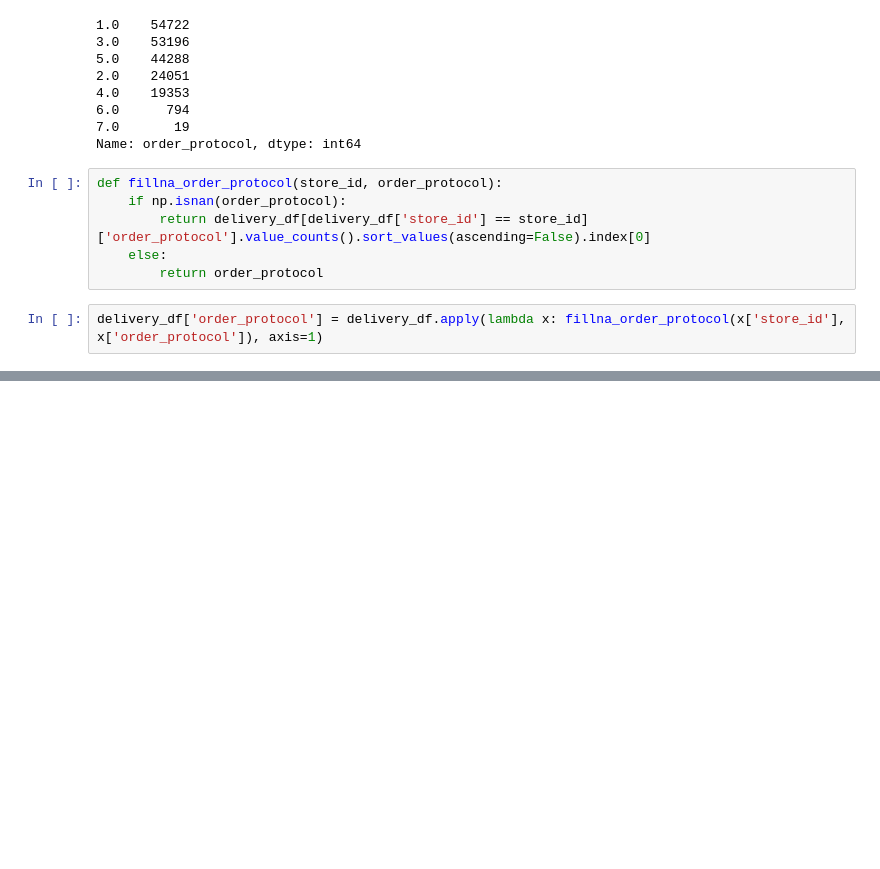
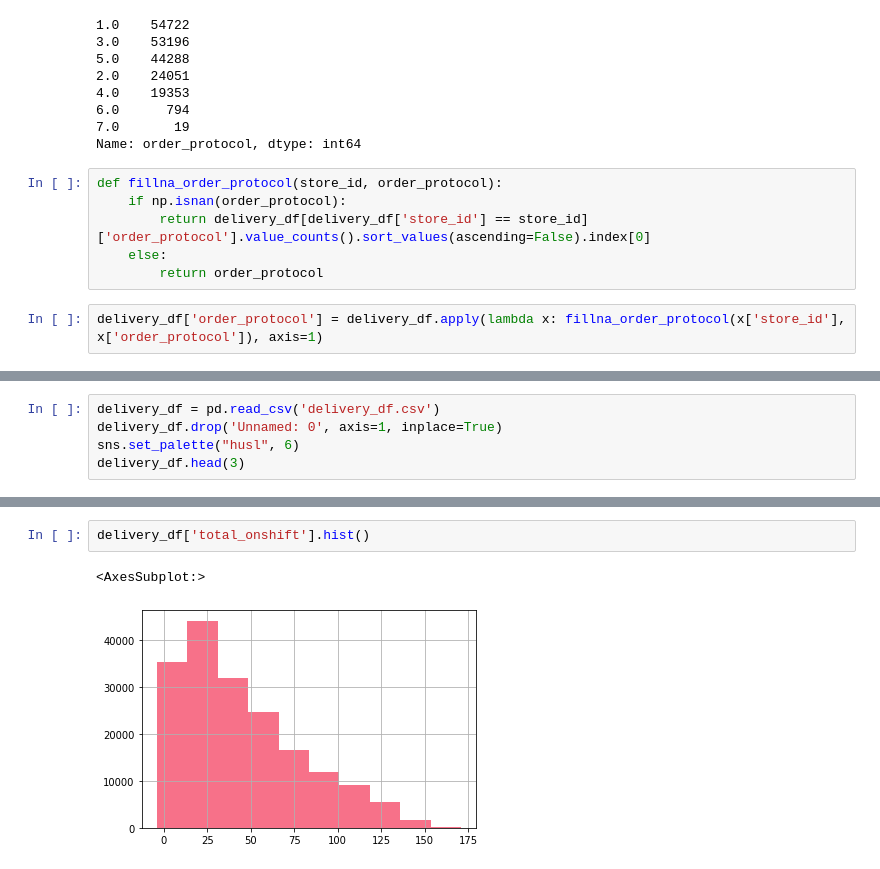
Before and after one commit to cyan9212/Kaggle, a Jupyter notebook: USA_delivery_time_prediction/delivery_time_prediction.ipynb, the cells around one changed output, grey strips where cells are left out. Drawn from its saved outputs; the diff is of its cells as text; blank space fills up the shorter version.

```diff
--- a/USA_delivery_time_prediction/delivery_time_prediction.ipynb
+++ b/USA_delivery_time_prediction/delivery_time_prediction.ipynb
@@ -571,0 +638,5 @@ delivery_df.drop()
+# %%
+delivery_df = pd.read_csv('delivery_df.csv')
+delivery_df.drop('Unnamed: 0', axis=1, inplace=True)
+sns.set_palette("husl", 6)
+delivery_df.head(3)
@@ -571,0 +664,5 @@ delivery_df.drop()
+# %%
+delivery_df['total_onshift'].hist()
+# %% [output]
+<AxesSubplot:>
+[figure, added]
```
Also changed, not shown: parts of 147 cells of this notebook.
